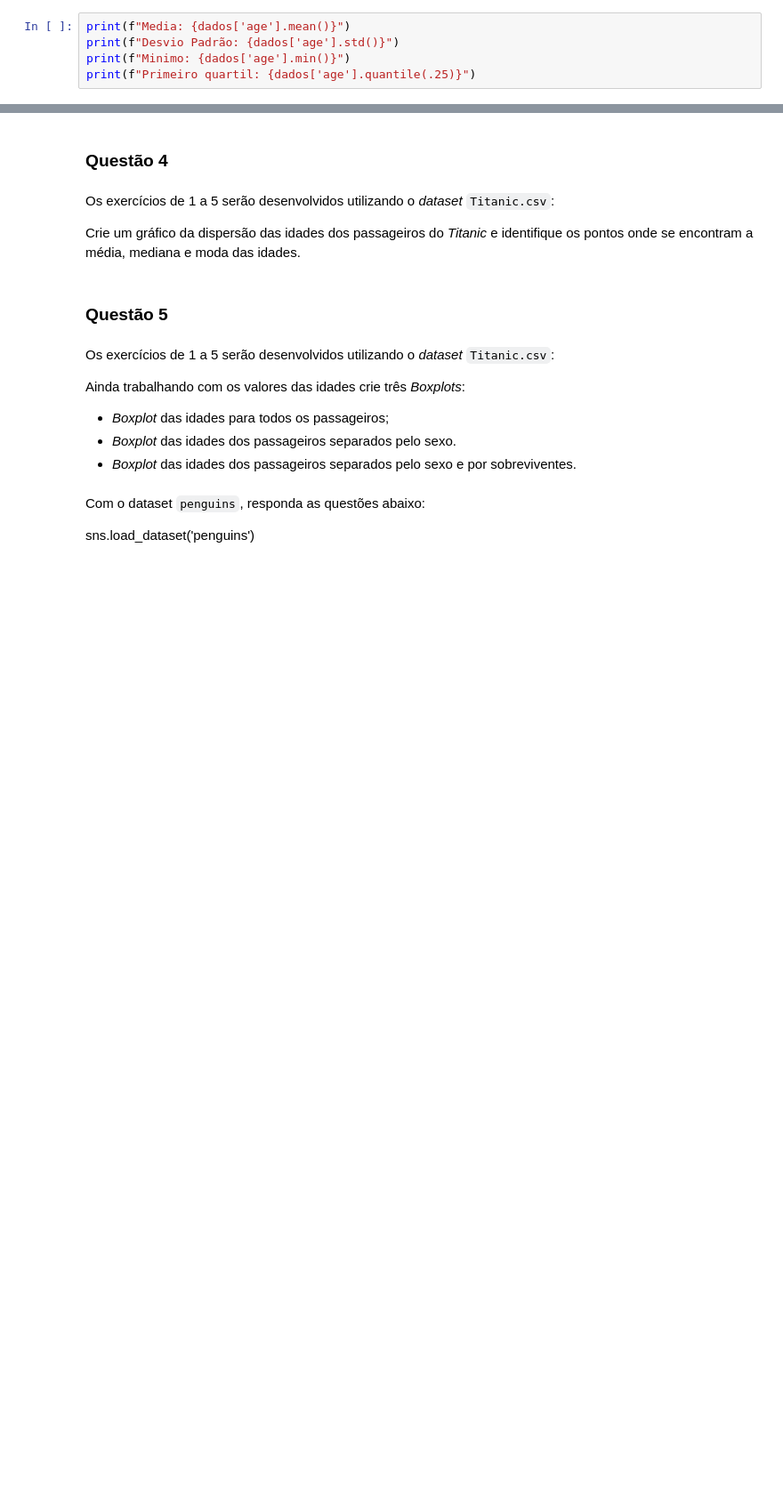
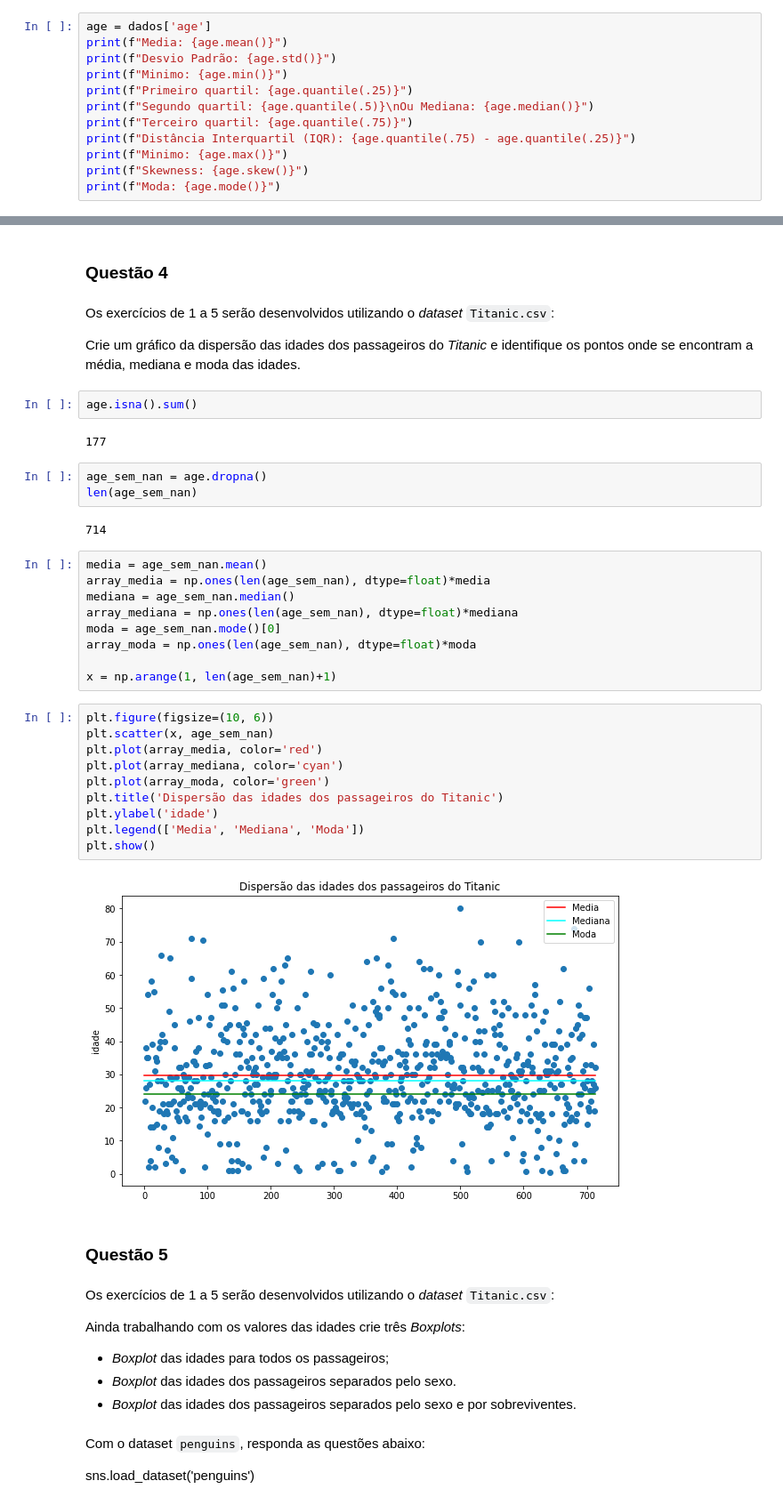
Before and after one commit to VitorFRodrigues/Coding_Tank_Material, a Jupyter notebook: Polo_Tech/Modulo_04/Listas/L1-Estatistica1_vitor.ipynb, the cells around one changed output, grey strips where cells are left out. Shown at 89% size. Saved outputs shown, nothing was run; the diff lists cells and outputs as text; blank space fills up the shorter version.

```diff
--- a/Polo_Tech/Modulo_04/Listas/L1-Estatistica1_vitor.ipynb
+++ b/Polo_Tech/Modulo_04/Listas/L1-Estatistica1_vitor.ipynb
@@ -142,9 +142,16 @@ Utilizando a coluna `Age` do _dataset Titanic_, defina as principais métricas e
 - Skewness;
 - Moda.
 # %%
-print(f"Media: {dados['age'].mean()}")
-print(f"Desvio Padrão: {dados['age'].std()}")
-print(f"Minimo: {dados['age'].min()}")
-print(f"Primeiro quartil: {dados['age'].quantile(.25)}")
+age = dados['age']
+print(f"Media: {age.mean()}")
+print(f"Desvio Padrão: {age.std()}")
+print(f"Minimo: {age.min()}")
+print(f"Primeiro quartil: {age.quantile(.25)}")
+print(f"Segundo quartil: {age.quantile(.5)}\nOu Mediana: {age.median()}")
+print(f"Terceiro quartil: {age.quantile(.75)}")
+print(f"Distância Interquartil (IQR): {age.quantile(.75) - age.quantile(.25)}")
+print(f"Minimo: {age.max()}")
+print(f"Skewness: {age.skew()}")
+print(f"Moda: {age.mode()}")
 # %% [output]
 Media: 29.69911764705882
@@ -154,6 +172,36 @@ Media: 29.69911764705882
 Os exercícios de 1 a 5 serão desenvolvidos utilizando o _dataset_ `Titanic.csv`:
 
 Crie um gráfico da dispersão das idades dos passageiros do _Titanic_ e identifique os pontos onde se encontram a média, mediana e moda das idades.
+# %%
+age.isna().sum()
+# %% [output]
+177
+# %%
+age_sem_nan = age.dropna()
+len(age_sem_nan)
+# %% [output]
+714
+# %%
+media = age_sem_nan.mean()
+array_media = np.ones(len(age_sem_nan), dtype=float)*media
+mediana = age_sem_nan.median()
+array_mediana = np.ones(len(age_sem_nan), dtype=float)*mediana
+moda = age_sem_nan.mode()[0]
+array_moda = np.ones(len(age_sem_nan), dtype=float)*moda
+
+x = np.arange(1, len(age_sem_nan)+1)
+# %%
+plt.figure(figsize=(10, 6))
+plt.scatter(x, age_sem_nan)
+plt.plot(array_media, color='red')
+plt.plot(array_mediana, color='cyan')
+plt.plot(array_moda, color='green')
+plt.title('Dispersão das idades dos passageiros do Titanic')
+plt.ylabel('idade')
+plt.legend(['Media', 'Mediana', 'Moda'])
+plt.show()
+# %% [output]
+[figure, added]
 # %% [markdown]
 ### Questão 5
 # %% [markdown]
```
Also changed, not shown: parts of 1 cell of this notebook.
